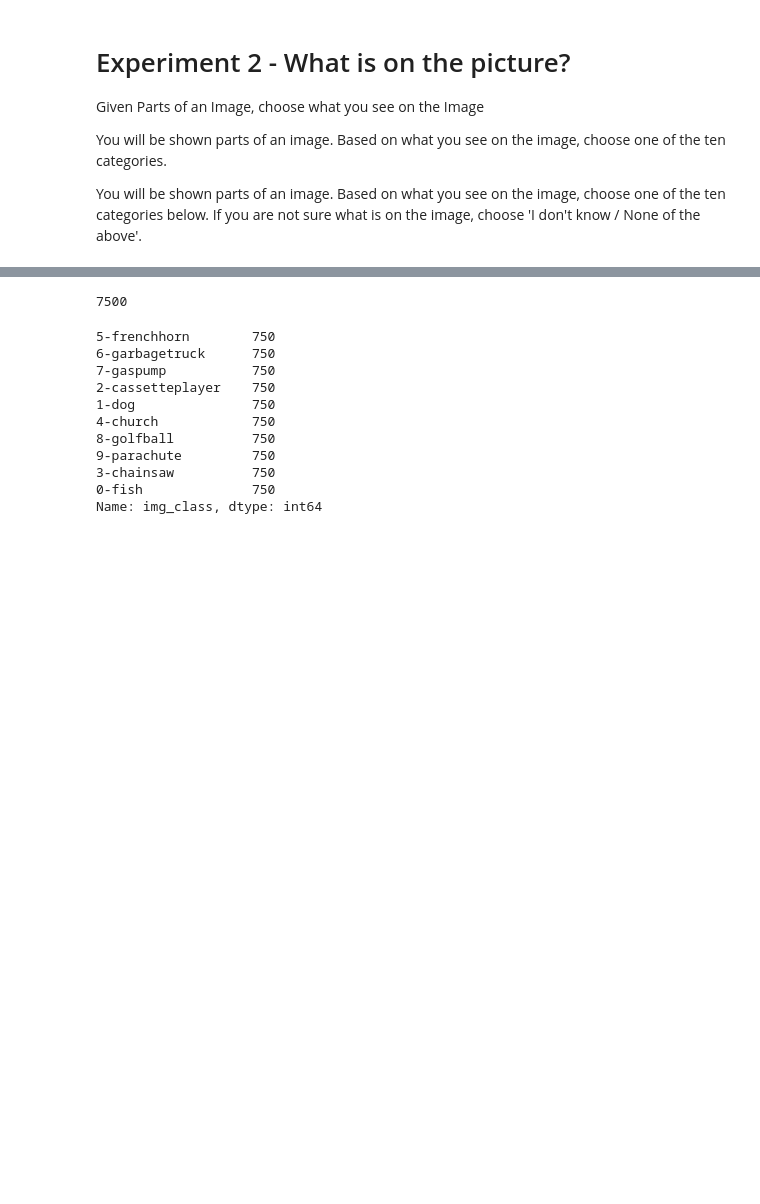
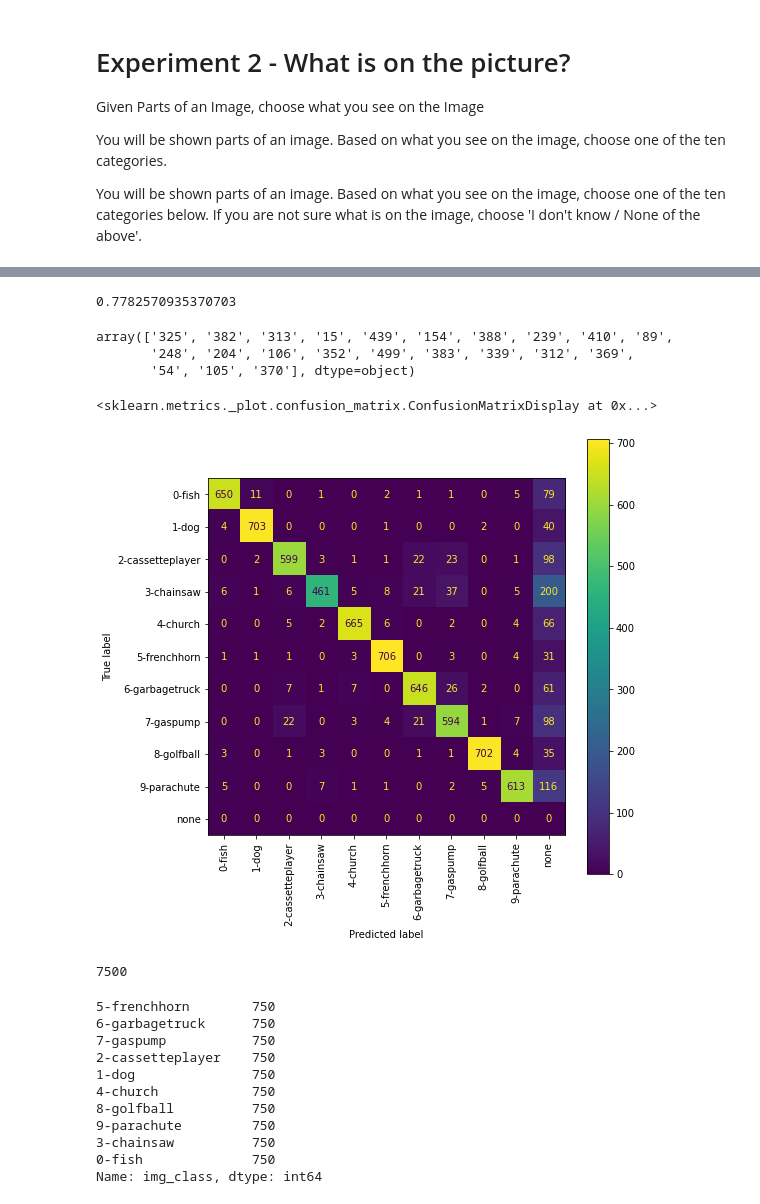
Before and after one commit to weberdavid/masterthesis-showcase, a Jupyter notebook: ExperimentResults.ipynb, the cells around one changed output, grey strips where cells are left out. Drawn from its saved outputs; the diff is of its cells as text; code cells hidden in the pictures; blank space fills up the shorter version.

```diff
--- a/ExperimentResults.ipynb
+++ b/ExperimentResults.ipynb
@@ -290,3 +592,46 @@ exp2.head(5)
+# %%
+# Interannotator Agreement
+simpledorff.calculate_krippendorffs_alpha_for_df(exp2,
+                                                 experiment_col='Input.image_url',
+                                                 annotator_col='WorkerId',
+                                                 class_col='img_answer')
+# %% [output]
+0.7782570935370703
+# %%
+# Img IDs where Turkers agree least often (maximum 15)
+exp2.loc[exp2['img_id'].apply(lambda x: len(exp2.loc[(exp2['img_id']==x) & (exp2['img_class']==exp2['img_answer'])])) <= 5]['img_id'].unique()
+# %% [output]
+array(['325', '382', '313', '15', '439', '154', '388', '239', '410', '89',
+       '248', '204', '106', '352', '499', '383', '339', '312', '369',
+       '54', '105', '370'], dtype=object)
+# %%
+# create "img_answer" column for confusion matrix
+# Imagenette Classes
+conf_classes = ['0-fish',
+                '1-dog',
+                '2-cassetteplayer',
+                '3-chainsaw',
+                '4-church',
+                '5-frenchhorn',
+                '6-garbagetruck',
+                '7-gaspump',
+                '8-golfball',
+                '9-parachute',
+                'none']
+
+for label in conf_classes:
+    exp2.loc[exp2['Answer.classes.{}'.format(label)] == True, 'img_answer'] = label
+
+# Create Confusion Matrix
+cmatrix = confusion_matrix(exp2['img_class'], exp2['img_answer'], labels=conf_classes)
+
+# Plot Confusion Matrix
+disp = ConfusionMatrixDisplay(confusion_matrix=cmatrix, display_labels=conf_classes)
+fig, ax = plt.subplots(figsize=(8, 8))
+disp.plot(xticks_rotation='vertical', ax=ax)
+# %% [output]
+<sklearn.metrics._plot.confusion_matrix.ConfusionMatrixDisplay at 0x...>
+[figure, added]
 # %%
 # Total of 7500 answers
 len(exp2)
```
Also changed, not shown: parts of 66 cells of this notebook.
